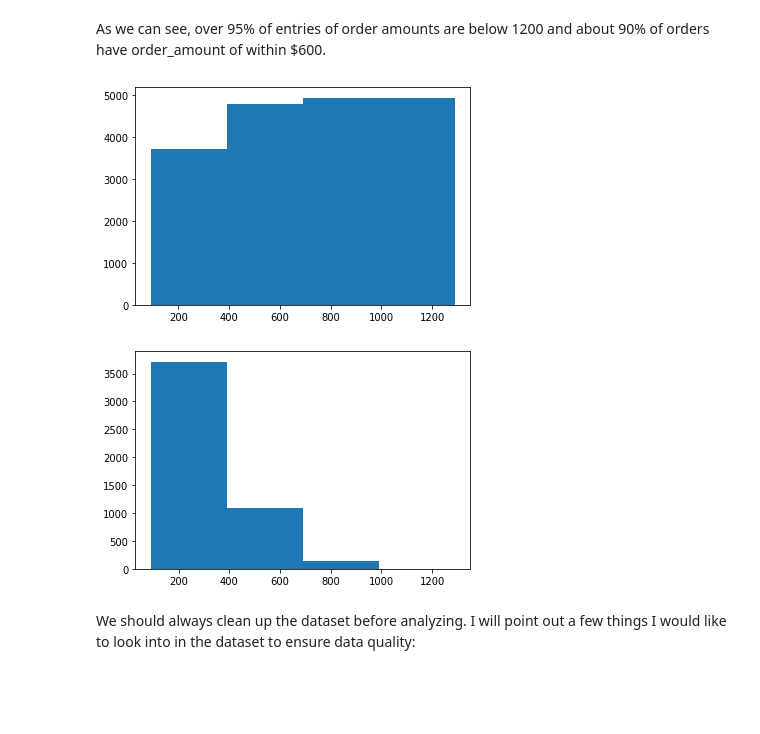
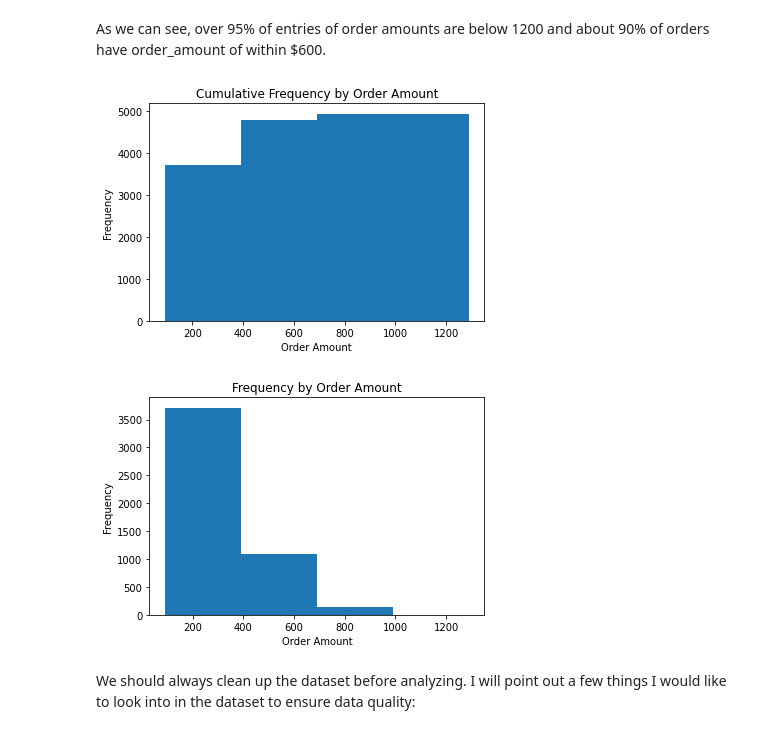
Before and after one commit to SJIA01/Shopify-DS-Challenge, a Jupyter notebook: 2022 Shopify Data Science Challenge.ipynb, the cells around one changed output. Saved outputs shown, nothing was run; the diff lists cells and outputs as text; code cells hidden in the pictures; blank space fills up the shorter version.

```diff
--- a/2022 Shopify Data Science Challenge.ipynb
+++ b/2022 Shopify Data Science Challenge.ipynb
@@ -129,14 +130,16 @@ As we can see, over 95% of entries of order amounts are below 1200 and about 90%
 # %%
 binslist = range(df.order_amount.min(),1500,300)
 
-plt.hist(x,bins = binslist, cumulative='True')
+plt.hist(df.order_amount,bins = binslist, cumulative='True')
+plt.gca().set(title='Cumulative Frequency by Order Amount', xlabel='Order Amount', ylabel ='Frequency')
 plt.show()
 
-plt.hist(x,bins = binslist)
+plt.hist(df.order_amount,bins = binslist)
+plt.gca().set(title='Frequency by Order Amount', xlabel='Order Amount', ylabel ='Frequency')
 plt.show()
 # %% [output]
-[figure, old version]
+[figure, new version]
-[figure, old version]
+[figure, new version]
 # %% [markdown]
 We should always clean up the dataset before analyzing. I will point out a few things I would like to look into in the dataset to ensure data quality:
 # %% [markdown]
```
Also changed, not shown: parts of 4 cells of this notebook.
